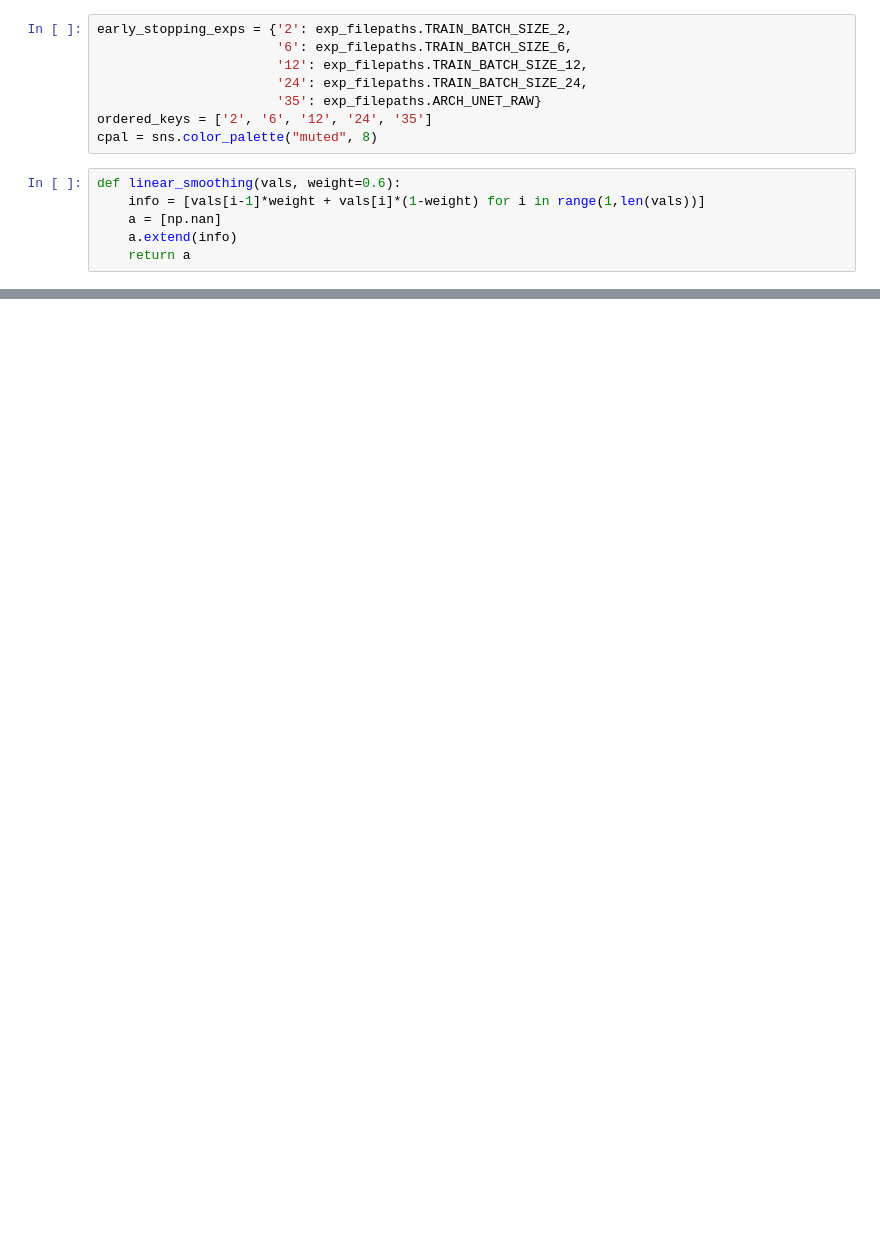
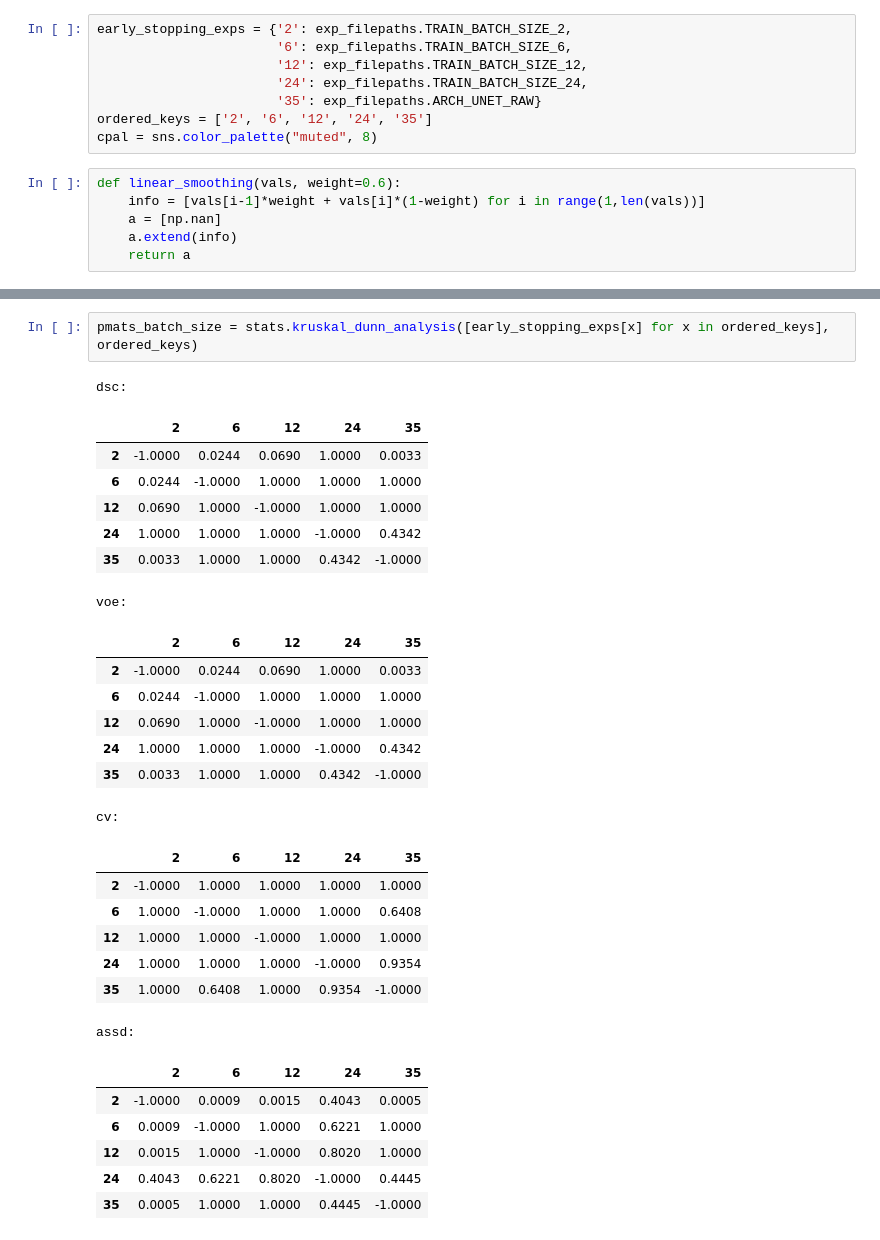
Before and after one commit to ad12/MedSegPy, a Jupyter notebook: analysis/batch_size.ipynb, the cells around one changed output, grey strips where cells are left out. Cells and saved outputs as stored; diff of their text form; blank space fills up the shorter version.

```diff
--- a/analysis/batch_size.ipynb
+++ b/analysis/batch_size.ipynb
@@ -117,0 +75,31 @@ display(df)
+# %%
+pmats_batch_size = stats.kruskal_dunn_analysis([early_stopping_exps[x] for x in ordered_keys], ordered_keys)
+# %% [output]
+dsc:
+|  | 2 | 6 | 12 | 24 | 35 |
+| 2 | -1.0000 | 0.0244 | 0.0690 | 1.0000 | 0.0033 |
+| 6 | 0.0244 | -1.0000 | 1.0000 | 1.0000 | 1.0000 |
+| 12 | 0.0690 | 1.0000 | -1.0000 | 1.0000 | 1.0000 |
+| 24 | 1.0000 | 1.0000 | 1.0000 | -1.0000 | 0.4342 |
+| 35 | 0.0033 | 1.0000 | 1.0000 | 0.4342 | -1.0000 |
+voe:
+|  | 2 | 6 | 12 | 24 | 35 |
+| 2 | -1.0000 | 0.0244 | 0.0690 | 1.0000 | 0.0033 |
+| 6 | 0.0244 | -1.0000 | 1.0000 | 1.0000 | 1.0000 |
+| 12 | 0.0690 | 1.0000 | -1.0000 | 1.0000 | 1.0000 |
+| 24 | 1.0000 | 1.0000 | 1.0000 | -1.0000 | 0.4342 |
+| 35 | 0.0033 | 1.0000 | 1.0000 | 0.4342 | -1.0000 |
+cv:
+|  | 2 | 6 | 12 | 24 | 35 |
+| 2 | -1.0000 | 1.0000 | 1.0000 | 1.0000 | 1.0000 |
+| 6 | 1.0000 | -1.0000 | 1.0000 | 1.0000 | 0.6408 |
+| 12 | 1.0000 | 1.0000 | -1.0000 | 1.0000 | 1.0000 |
+| 24 | 1.0000 | 1.0000 | 1.0000 | -1.0000 | 0.9354 |
+| 35 | 1.0000 | 0.6408 | 1.0000 | 0.9354 | -1.0000 |
+assd:
+|  | 2 | 6 | 12 | 24 | 35 |
+| 2 | -1.0000 | 0.0009 | 0.0015 | 0.4043 | 0.0005 |
+| 6 | 0.0009 | -1.0000 | 1.0000 | 0.6221 | 1.0000 |
+| 12 | 0.0015 | 1.0000 | -1.0000 | 0.8020 | 1.0000 |
+| 24 | 0.4043 | 0.6221 | 0.8020 | -1.0000 | 0.4445 |
+| 35 | 0.0005 | 1.0000 | 1.0000 | 0.4445 | -1.0000 |
```
Also changed, not shown: parts of 5 cells of this notebook, 6 other files.
